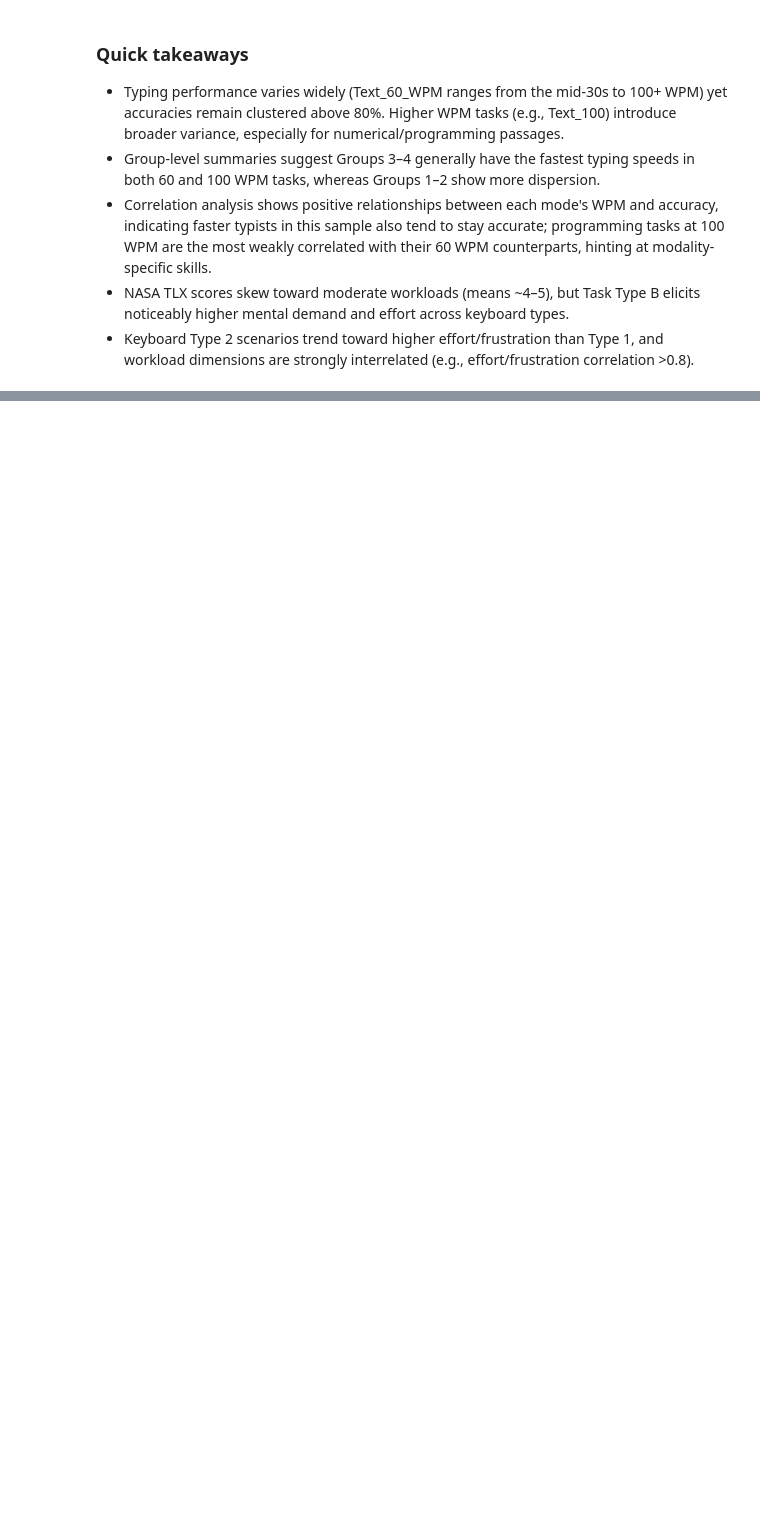
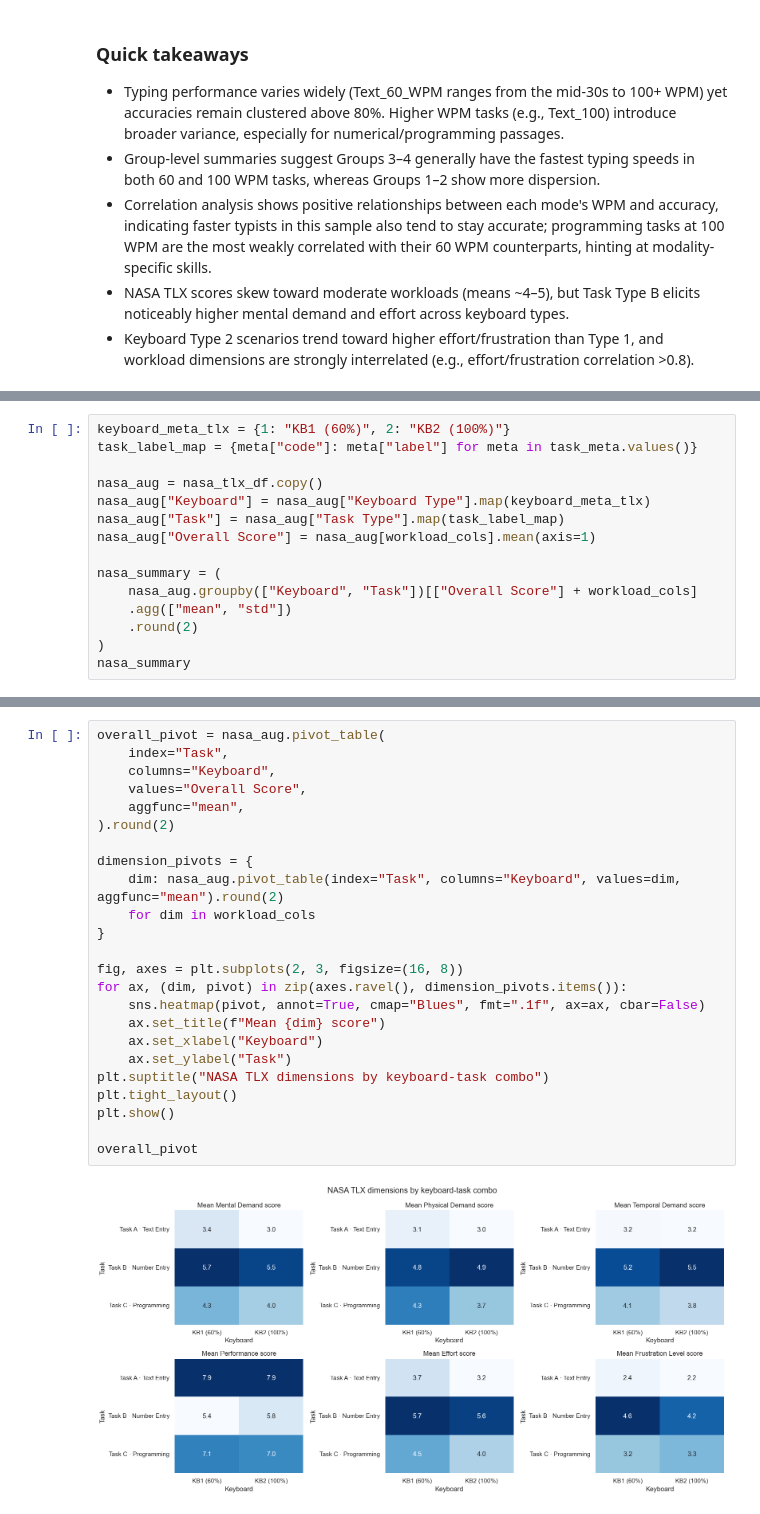
Before and after one commit to chris-asturiano/typing-test, a Jupyter notebook: data_analysis/data_analysis.ipynb, the cells around one changed output, grey strips where cells are left out. Drawn from its saved outputs; the diff is of its cells as text; blank space fills up the shorter version.

```diff
--- a/data_analysis/data_analysis.ipynb
+++ b/data_analysis/data_analysis.ipynb
@@ -341,0 +473,15 @@ plt.tight_layout()
+# %%
+keyboard_meta_tlx = {1: "KB1 (60%)", 2: "KB2 (100%)"}
+task_label_map = {meta["code"]: meta["label"] for meta in task_meta.values()}
+
+nasa_aug = nasa_tlx_df.copy()
+nasa_aug["Keyboard"] = nasa_aug["Keyboard Type"].map(keyboard_meta_tlx)
+nasa_aug["Task"] = nasa_aug["Task Type"].map(task_label_map)
+nasa_aug["Overall Score"] = nasa_aug[workload_cols].mean(axis=1)
+
+nasa_summary = (
+    nasa_aug.groupby(["Keyboard", "Task"])[["Overall Score"] + workload_cols]
+    .agg(["mean", "std"])
+    .round(2)
+)
+nasa_summary
@@ -341,0 +498,26 @@ plt.tight_layout()
+# %%
+overall_pivot = nasa_aug.pivot_table(
+    index="Task",
+    columns="Keyboard",
+    values="Overall Score",
+    aggfunc="mean",
+).round(2)
+
+dimension_pivots = {
+    dim: nasa_aug.pivot_table(index="Task", columns="Keyboard", values=dim, aggfunc="mean").round(2)
+    for dim in workload_cols
+}
+
+fig, axes = plt.subplots(2, 3, figsize=(16, 8))
+for ax, (dim, pivot) in zip(axes.ravel(), dimension_pivots.items()):
+    sns.heatmap(pivot, annot=True, cmap="Blues", fmt=".1f", ax=ax, cbar=False)
+    ax.set_title(f"Mean {dim} score")
+    ax.set_xlabel("Keyboard")
+    ax.set_ylabel("Task")
+plt.suptitle("NASA TLX dimensions by keyboard-task combo")
+plt.tight_layout()
+plt.show()
+
+overall_pivot
+# %% [output]
+[figure, added]
```
Also changed, not shown: parts of 19 cells of this notebook.
